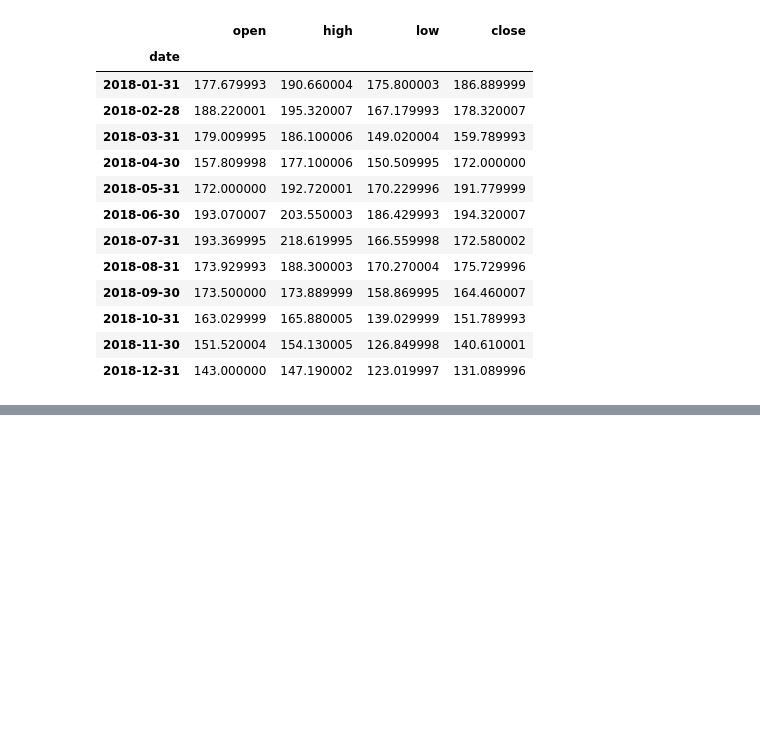
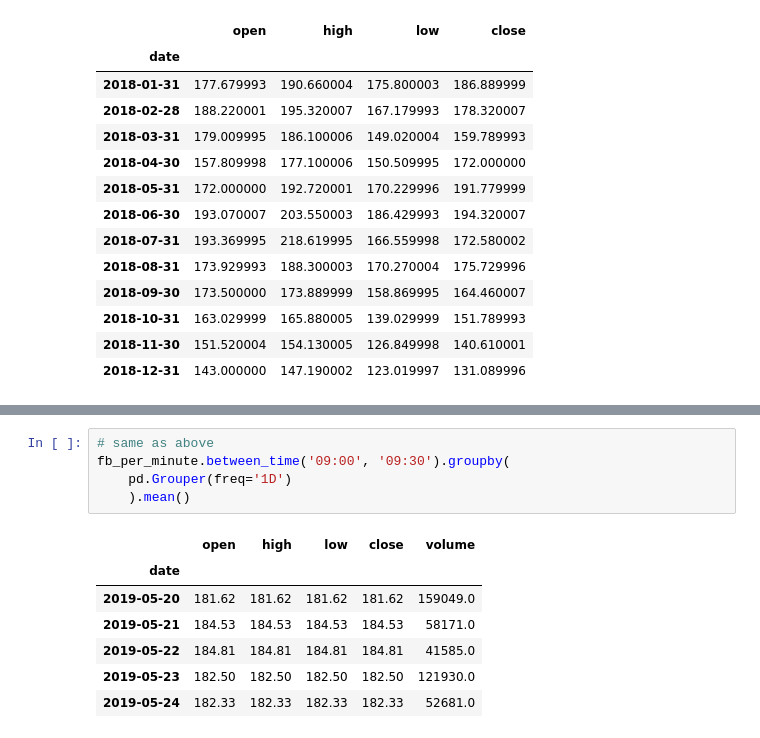
Before and after one commit to nadia-paz/ds-learning, a Jupyter notebook: data_analysis_pandas/08_time_series.ipynb, the cells around one changed output, grey strips where cells are left out. Drawn from its saved outputs; the diff is of its cells as text; blank space fills up the shorter version.

```diff
--- a/data_analysis_pandas/08_time_series.ipynb
+++ b/data_analysis_pandas/08_time_series.ipynb
@@ -102,0 +211,13 @@ Example:
+# %%
+# same as above
+fb_per_minute.between_time('09:00', '09:30').groupby(
+    pd.Grouper(freq='1D')
+    ).mean()
+# %% [output]
+|  | open | high | low | close | volume |
+| date |  |  |  |  |  |
+| 2019-05-20 | 181.62 | 181.62 | 181.62 | 181.62 | 159049.0 |
+| 2019-05-21 | 184.53 | 184.53 | 184.53 | 184.53 | 58171.0 |
+| 2019-05-22 | 184.81 | 184.81 | 184.81 | 184.81 | 41585.0 |
+| 2019-05-23 | 182.50 | 182.50 | 182.50 | 182.50 | 121930.0 |
+| 2019-05-24 | 182.33 | 182.33 | 182.33 | 182.33 | 52681.0 |
```
Also changed, not shown: parts of 16 cells of this notebook.
